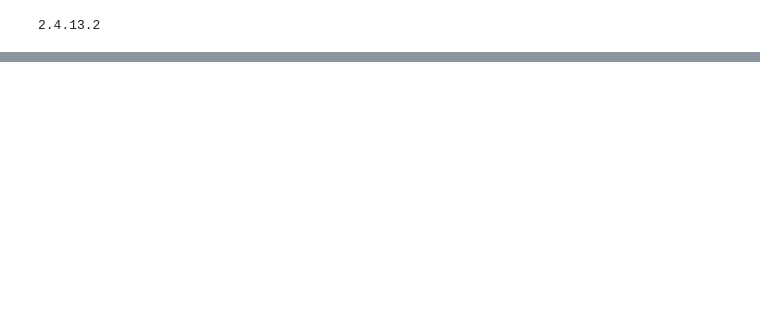
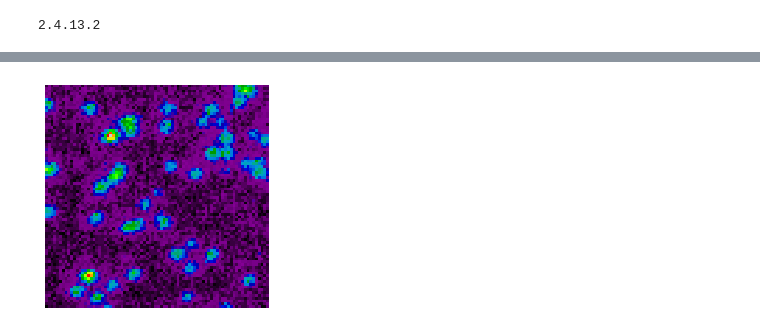
Before and after one commit to andrelondono/Crosscorrelation, a Jupyter notebook: Crosscorrelation.ipynb, the cells around one changed output, grey strips where cells are left out. Cells and saved outputs as stored; diff of their text form; code cells hidden in the pictures; blank space fills up the shorter version.

```diff
--- a/Crosscorrelation.ipynb
+++ b/Crosscorrelation.ipynb
@@ -126,0 +169,25 @@ print cv2.__version__
+# %%
+import numpy as np
+import sys
+sys.path.append('/usr/local/lib/python2.7/site-packages')
+import cv2
+import matplotlib.pyplot as plt
+from pylab import figure, axes, pie, title, show
+
+#fig, ((ax1)) = plt.subplots(1,1)
+
+
+arr = []
+arr = np.loadtxt('smallimage.txt', unpack = 'true')
+
+arr0 = np.reshape(arr, [80,80])
+arr0 = np.rot90(arr0)
+fig = plt.imshow(arr0, interpolation = 'nearest')
+plt.set_cmap('nipy_spectral')
+plt.axis('off')
+fig.axes.get_xaxis().set_visible(False)
+fig.axes.get_yaxis().set_visible(False)
+plt.savefig('smallscanrotated.png', bbox_inches='tight', pad_inches = 0)
+plt.close(f)
+# %% [output]
+[figure, added]
```
Also changed, not shown: parts of 3 cells of this notebook, 12 other files.
